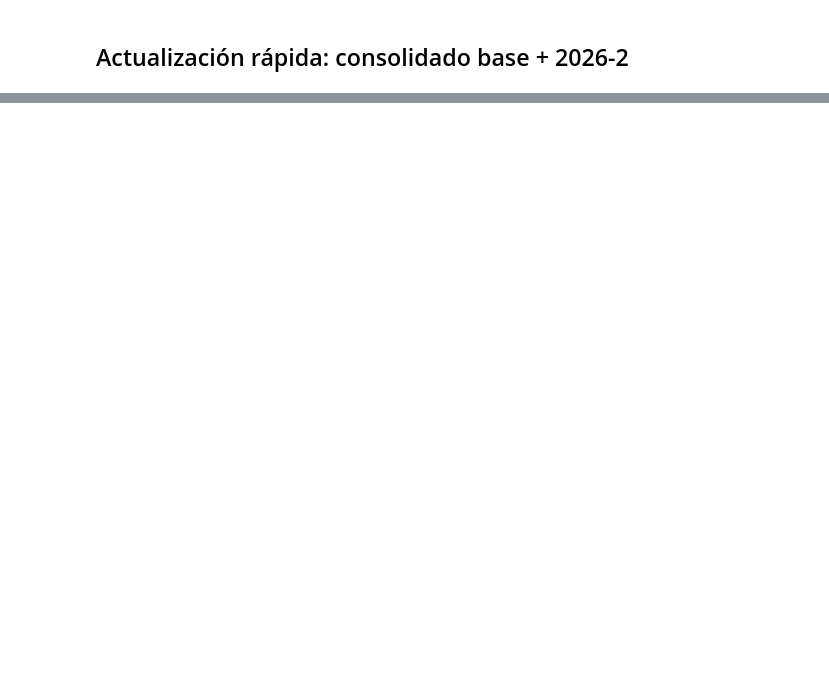
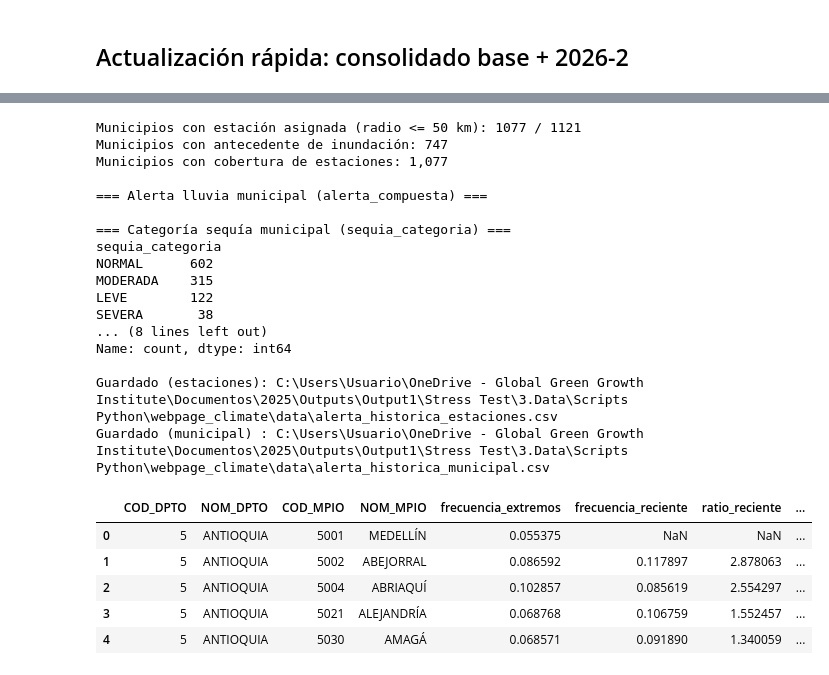
Before and after one commit to gadielfelipe/sources_of_0015, a Jupyter notebook: scripts_python/datos precipitacion historicos.ipynb, the cells around one changed output, grey strips where cells are left out. Cells and saved outputs as stored; diff of their text form; code cells hidden in the pictures; blank space fills up the shorter version.

```diff
--- a/scripts_python/datos precipitacion historicos.ipynb
+++ b/scripts_python/datos precipitacion historicos.ipynb
@@ -220,7 +243,7 @@ df_daily_2026_2.head()
 # %% [markdown]
 ## Actualización rápida: consolidado base + 2026-2
 # %%
-df_hist_acumulado = pd.read_excel("precipitacion_diaria_acumulada_202603.xlsx")
+df_hist_acumulado = pd.read_csv("precipitacion_diaria_acumulada_202603.csv")
 
 df_daily_vf = pd.concat([df_hist_acumulado, df_daily_2026_2])
 df_daily_vf = df_daily_vf.drop_duplicates(["CodigoEstacion", "fecha"])
@@ -584,8 +646,13 @@ def categorizar_sequia(row):
     alta_freq   = row['freq_sequia_hist'] > UMBRAL_FREQ_SEQ
     creciente   = row['tendencia_sequia'] == 'creciente'
     aceleracion = pd.notna(row['ratio_sequia']) and row['ratio_sequia'] > UMBRAL_RATIO_SEQ
-    if alta_freq and (creciente or aceleracion):
+    # SEVERA exige alta frecuencia histórica MÁS las dos señales de agravamiento
+    # a la vez (tendencia creciente Y aceleración reciente). ALTA es el escalón
+    # intermedio: alta frecuencia con solo una de esas dos señales presente.
+    if alta_freq and creciente and aceleracion:
         return 'SEVERA'
+    elif alta_freq and (creciente or aceleracion):
+        return 'ALTA'
     elif alta_freq:
         return 'MODERADA'
     elif creciente or aceleracion:
@@ -706,40 +773,64 @@ estaciones_alerta = estaciones_alerta.rename(columns={'alerta lluvias': 'alerta_
 
 # Derivar columnas numéricas desde las categóricas (consistencia garantizada)
 NIVEL_NUMERICO = {'BAJA': 0, 'MODERADA': 1, 'ALTA': 2, 'CRÍTICA': 3}
-NIVEL_SEQUIA   = {'NORMAL': 0, 'LEVE': 1, 'MODERADA': 2, 'SEVERA': 3}
+NIVEL_SEQUIA   = {'NORMAL': 0, 'LEVE': 1, 'MODERADA': 2, 'ALTA': 3, 'SEVERA': 4}
 
 df_alerta_municipal['sequia_nivel'] = df_alerta_municipal['sequia_categoria'].map(NIVEL_SEQUIA)
 
 # ── Cruce con municipios históricamente afectados por inundaciones ─────────
 flood_path = os.path.join(BASE_DIR, "Datos Procesados", "municipios_afectados_ola_invernal.xlsx")
 flood = pd.read_excel(flood_path)[['cod_divipola', 'municipio_afectado']]
 df_alerta_municipal = df_alerta_municipal.merge(
     flood, left_on='COD_MPIO', right_on='cod_divipola', how='left'
 ).drop(columns='cod_divipola')
 df_alerta_municipal['municipio_afectado'] = df_alerta_municipal['municipio_afectado'].fillna(0).astype(int)
 
 n_flood = (df_alerta_municipal['municipio_afectado'] == 1).sum()
 print(f"Municipios con antecedente de inundación: {n_flood:,}")
 
 print(f"Municipios con cobertura de estaciones: {len(df_alerta_municipal):,}")
 print("\n=== Alerta lluvia municipal (alerta_compuesta) ===")
 print("\n=== Categoría sequía municipal (sequia_categoria) ===")
 print(df_alerta_municipal['sequia_categoria'].value_counts())
 print("\n=== Condición de lluvia municipal, últimos 6 meses (exceso/déficit) ===")
 print(df_alerta_municipal['condicion_lluvia_6m'].value_counts())
 
 # ── Guardar salidas ───────────────────────────────────────────────────────
 # 1. Nivel estación → consumido por datos precipitacion diarios.ipynb
 estaciones_alerta['cod_norm'] = estaciones_alerta['CodigoEstacion'].astype(str).str.strip().str.lstrip('0')
 out_estaciones = os.path.join(WEB_DATA_DIR, "alerta_historica_estaciones.csv")
 estaciones_alerta.to_csv(out_estaciones, index=False, encoding="utf-8-sig")
 print("\nGuardado (estaciones):", out_estaciones)
 
 # 2. Nivel municipal → salida principal de este notebook
 out_municipal = os.path.join(WEB_DATA_DIR, "alerta_historica_municipal.csv")
 df_alerta_municipal.to_csv(out_municipal, index=False, encoding="utf-8-sig")
 print("Guardado (municipal) :", out_municipal)
 df_alerta_municipal.head()
+# %% [output]
+Municipios con estación asignada (radio <= 50 km): 1077 / 1121
+Municipios con antecedente de inundación: 747
+Municipios con cobertura de estaciones: 1,077
+
+=== Alerta lluvia municipal (alerta_compuesta) ===
+
+=== Categoría sequía municipal (sequia_categoria) ===
+sequia_categoria
+NORMAL      602
+MODERADA    315
+LEVE        122
+SEVERA       38
+... (8 lines left out)
+Name: count, dtype: int64
+
+Guardado (estaciones): C:\Users\Usuario\OneDrive - Global Green Growth Institute\Documentos\2025\Outputs\Output1\Stress Test\3.Data\Scripts Python\webpage_climate\data\alerta_historica_estaciones.csv
+Guardado (municipal) : C:\Users\Usuario\OneDrive - Global Green Growth Institute\Documentos\2025\Outputs\Output1\Stress Test\3.Data\Scripts Python\webpage_climate\data\alerta_historica_municipal.csv
+|  | COD_DPTO | NOM_DPTO | COD_MPIO | NOM_MPIO | frecuencia_extremos | frecuencia_reciente | ratio_reciente | ... |
+| 0 | 5 | ANTIOQUIA | 5001 | MEDELLÍN | 0.055375 | NaN | NaN | ... |
+| 1 | 5 | ANTIOQUIA | 5002 | ABEJORRAL | 0.086592 | 0.117897 | 2.878063 | ... |
+| 2 | 5 | ANTIOQUIA | 5004 | ABRIAQUÍ | 0.102857 | 0.085619 | 2.554297 | ... |
+| 3 | 5 | ANTIOQUIA | 5021 | ALEJANDRÍA | 0.068768 | 0.106759 | 1.552457 | ... |
+| 4 | 5 | ANTIOQUIA | 5030 | AMAGÁ | 0.068571 | 0.091890 | 1.340059 | ... |
 # %%
 # ── Genera GeoJSON de alerta histórica municipal para el mapa web ─────────
 # Reemplaza la fuente del mapa "Lluvias" del index: en vez del layer diario
```
Also changed, not shown: parts of 13 cells of this notebook, 2 other files.
